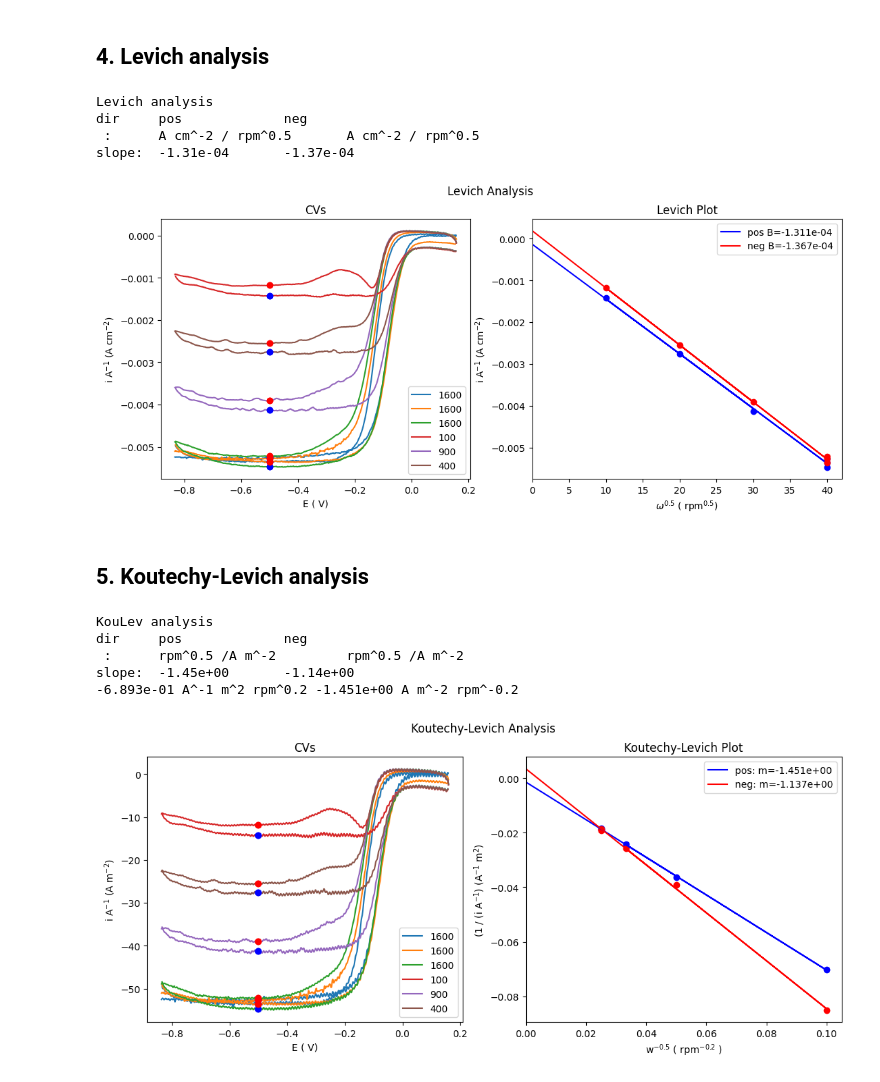
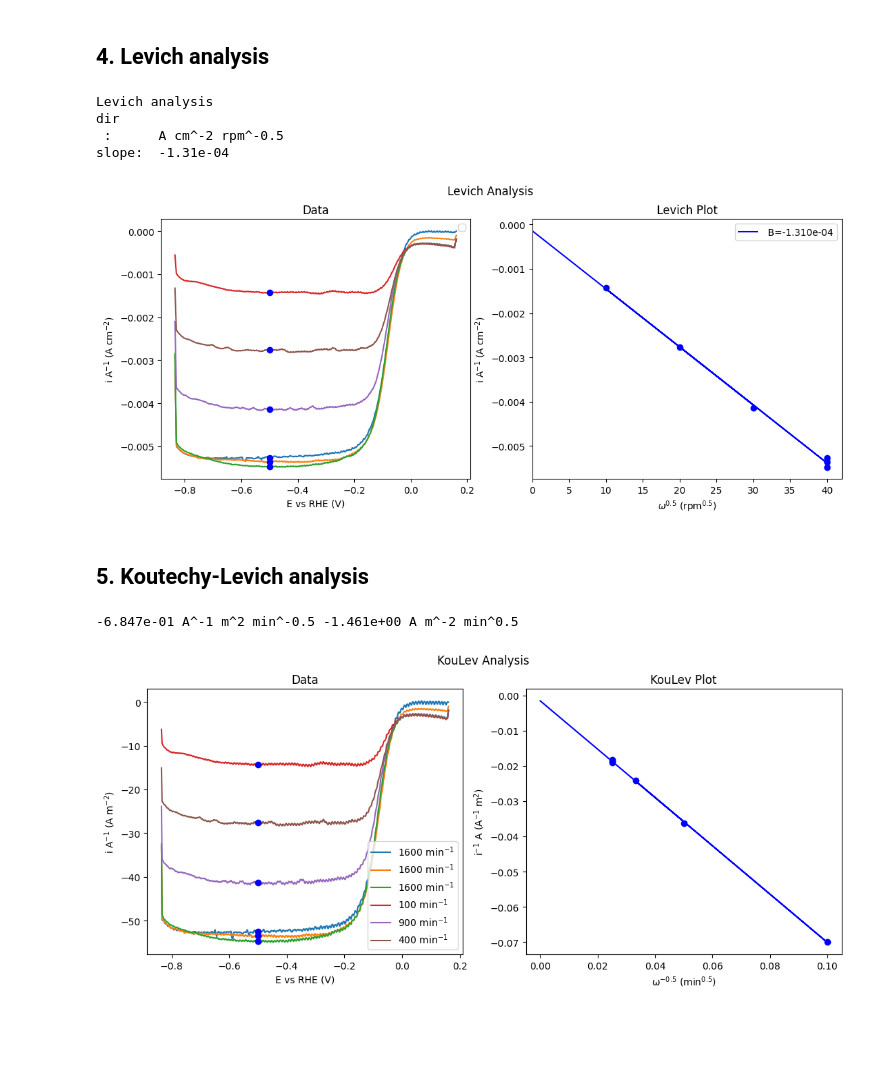
Before and after one commit to NordicEC/EC4py, a Jupyter notebook: dev/LSV_Data/LSV_Datas.ipynb, the cells around one changed output. Saved outputs shown, nothing was run; the diff lists cells and outputs as text; code cells hidden in the pictures; blank space fills up the shorter version.

```diff
--- a/dev/LSV_Data/LSV_Datas.ipynb
+++ b/dev/LSV_Data/LSV_Datas.ipynb
@@ -53,25 +49,21 @@ bg_corr = CVs.bg_corr(path_to_dataSetFolder / "CV_144913_ 3.tdms" )
 # %% [markdown]
 ## 4. Levich analysis
 # %%
-slope1, slope2 = CVs.Levich(-0.5,"area_cm", y_smooth = 11, )
+slope1 = data.Levich(-0.5,"area_cm", y_smooth = 11, )
 #use the argument to normalize the data
 # %% [output]
 Levich analysis
-dir     pos             neg
- :      A cm^-2 / rpm^0.5       A cm^-2 / rpm^0.5
-slope:  -1.31e-04       -1.37e-04
+dir
+ :      A cm^-2 rpm^-0.5
+slope:  -1.31e-04
-[figure, old version]
+[figure, new version]
 # %% [markdown]
 ## 5. Koutechy-Levich analysis
 # %%
-slope1, slope2 = CVs.KouLev(-0.5,"area", y_smooth = 5)
+slope1 = data.KouLev(-0.5,"area", y_smooth = 5)
 print(slope1 ** 1, slope1 ** -1)
 #use the argument to normalize the data
 # %% [output]
-KouLev analysis
-dir     pos             neg
- :      rpm^0.5 /A m^-2         rpm^0.5 /A m^-2
-slope:  -1.45e+00       -1.14e+00
--6.893e-01 A^-1 m^2 rpm^0.2 -1.451e+00 A m^-2 rpm^-0.2
+-6.847e-01 A^-1 m^2 min^-0.5 -1.461e+00 A m^-2 min^0.5
-[figure, old version]
+[figure, new version]
 # %%
```
Also changed, not shown: parts of 8 cells of this notebook, 11 other files.
